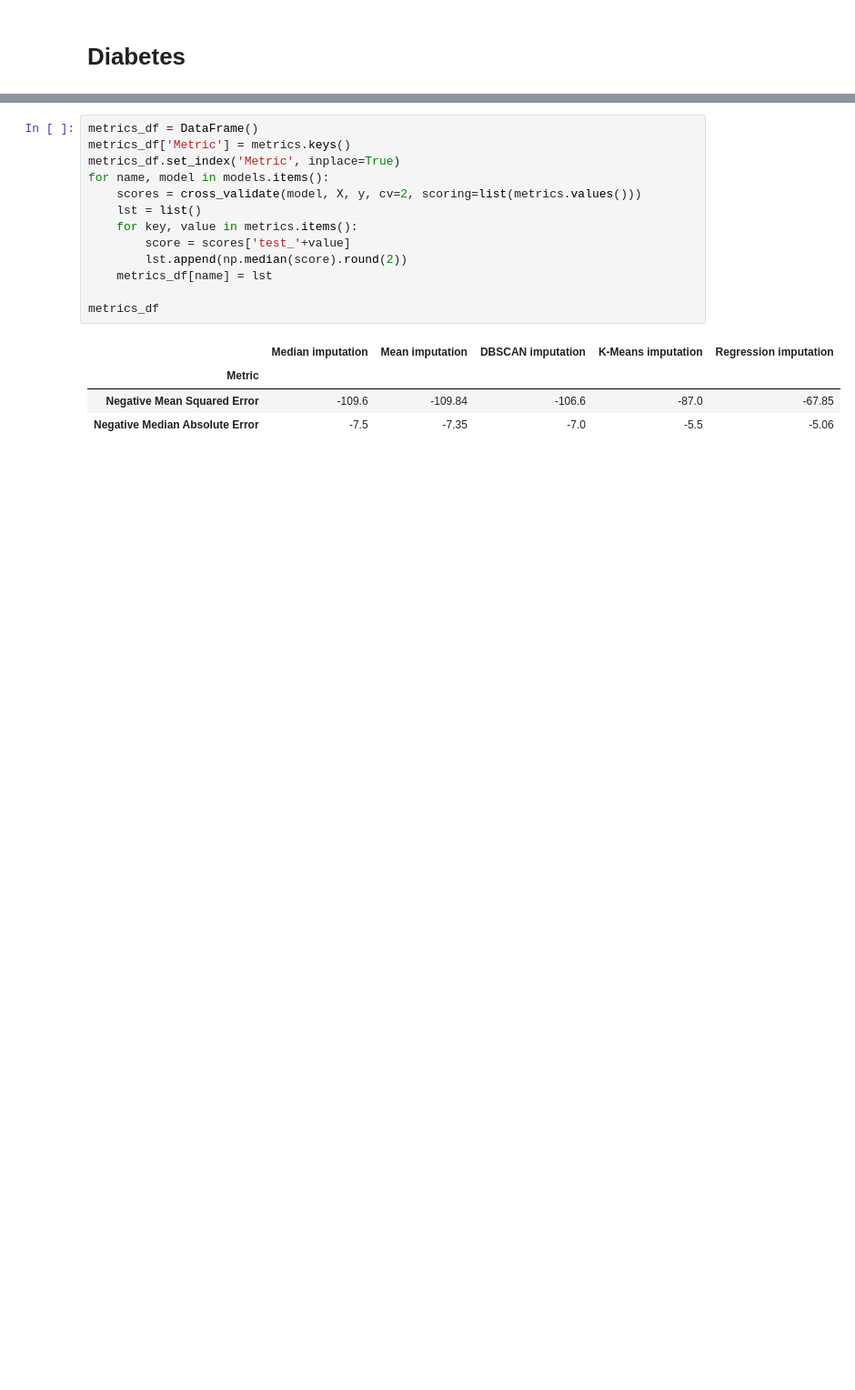
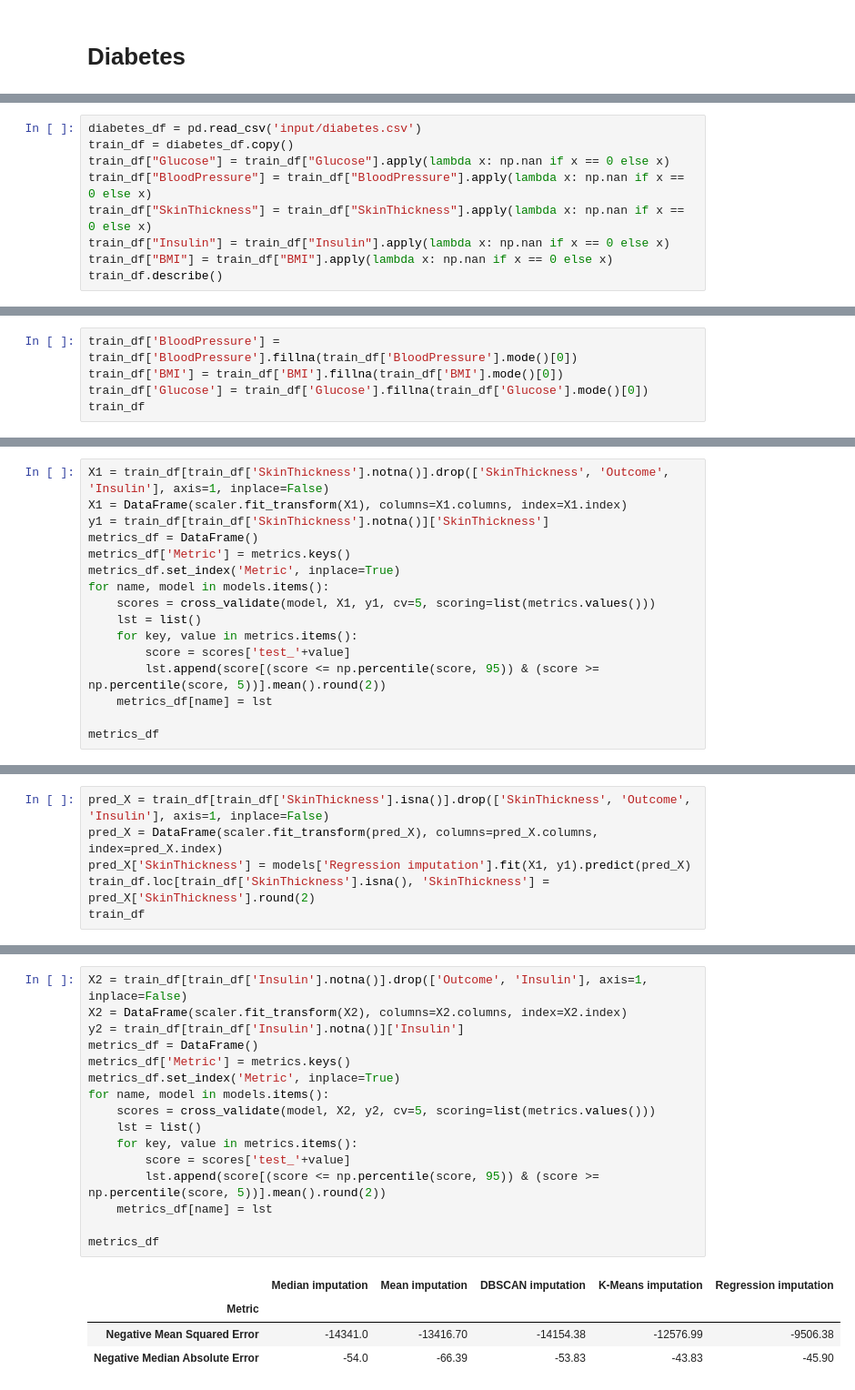
Before and after one commit to Ksum7/Regression-analysis-in-data-preprocessing, a Jupyter notebook: Regression analysis in data preprocessing.ipynb, the cells around one changed output, grey strips where cells are left out. Shown at 91% size. Drawn from its saved outputs; the diff is of its cells as text; blank space fills up the shorter version.

Commit message:
Update Diabetes analysis

```diff
--- a/Regression analysis in data preprocessing.ipynb
+++ b/Regression analysis in data preprocessing.ipynb
@@ -261,0 +258,9 @@ y = train_df['SkinThickness']
+# %%
+diabetes_df = pd.read_csv('input/diabetes.csv')
+train_df = diabetes_df.copy()
+train_df["Glucose"] = train_df["Glucose"].apply(lambda x: np.nan if x == 0 else x)
+train_df["BloodPressure"] = train_df["BloodPressure"].apply(lambda x: np.nan if x == 0 else x)
+train_df["SkinThickness"] = train_df["SkinThickness"].apply(lambda x: np.nan if x == 0 else x)
+train_df["Insulin"] = train_df["Insulin"].apply(lambda x: np.nan if x == 0 else x)
+train_df["BMI"] = train_df["BMI"].apply(lambda x: np.nan if x == 0 else x)
+train_df.describe()
@@ -261,0 +303,5 @@ y = train_df['SkinThickness']
+# %%
+train_df['BloodPressure'] = train_df['BloodPressure'].fillna(train_df['BloodPressure'].mode()[0])
+train_df['BMI'] = train_df['BMI'].fillna(train_df['BMI'].mode()[0])
+train_df['Glucose'] = train_df['Glucose'].fillna(train_df['Glucose'].mode()[0])
+train_df
@@ -261,0 +322,16 @@ y = train_df['SkinThickness']
+# %%
+X1 = train_df[train_df['SkinThickness'].notna()].drop(['SkinThickness', 'Outcome', 'Insulin'], axis=1, inplace=False)
+X1 = DataFrame(scaler.fit_transform(X1), columns=X1.columns, index=X1.index)
+y1 = train_df[train_df['SkinThickness'].notna()]['SkinThickness']
+metrics_df = DataFrame()
+metrics_df['Metric'] = metrics.keys()
+metrics_df.set_index('Metric', inplace=True)
+for name, model in models.items():
+    scores = cross_validate(model, X1, y1, cv=5, scoring=list(metrics.values()))
+    lst = list()
+    for key, value in metrics.items():
+        score = scores['test_'+value]
+        lst.append(score[(score <= np.percentile(score, 95)) & (score >= np.percentile(score, 5))].mean().round(2))
+    metrics_df[name] = lst
+
+metrics_df
@@ -261,0 +343,6 @@ y = train_df['SkinThickness']
+# %%
+pred_X = train_df[train_df['SkinThickness'].isna()].drop(['SkinThickness', 'Outcome', 'Insulin'], axis=1, inplace=False)
+pred_X = DataFrame(scaler.fit_transform(pred_X), columns=pred_X.columns, index=pred_X.index)
+pred_X['SkinThickness'] = models['Regression imputation'].fit(X1, y1).predict(pred_X)
+train_df.loc[train_df['SkinThickness'].isna(), 'SkinThickness'] = pred_X['SkinThickness'].round(2)
+train_df
@@ -262,18 +363,21 @@ y = train_df['SkinThickness']
 # %%
+X2 = train_df[train_df['Insulin'].notna()].drop(['Outcome', 'Insulin'], axis=1, inplace=False)
+X2 = DataFrame(scaler.fit_transform(X2), columns=X2.columns, index=X2.index)
+y2 = train_df[train_df['Insulin'].notna()]['Insulin']
 metrics_df = DataFrame()
 metrics_df['Metric'] = metrics.keys()
 metrics_df.set_index('Metric', inplace=True)
 for name, model in models.items():
-    scores = cross_validate(model, X, y, cv=2, scoring=list(metrics.values()))
+    scores = cross_validate(model, X2, y2, cv=5, scoring=list(metrics.values()))
     lst = list()
     for key, value in metrics.items():
         score = scores['test_'+value]
-        lst.append(np.median(score).round(2))
+        lst.append(score[(score <= np.percentile(score, 95)) & (score >= np.percentile(score, 5))].mean().round(2))
     metrics_df[name] = lst
 
 metrics_df
 # %% [output]
 |  | Median imputation | Mean imputation | DBSCAN imputation | K-Means imputation | Regression imputation |
 | Metric |  |  |  |  |  |
-| Negative Mean Squared Error | -109.6 | -109.84 | -106.6 | -87.0 | -67.85 |
-| Negative Median Absolute Error | -7.5 | -7.35 | -7.0 | -5.5 | -5.06 |
+| Negative Mean Squared Error | -14341.0 | -13416.70 | -14154.38 | -12576.99 | -9506.38 |
+| Negative Median Absolute Error | -54.0 | -66.39 | -53.83 | -43.83 | -45.90 |
```
Also changed, not shown: parts of 15 cells of this notebook.
